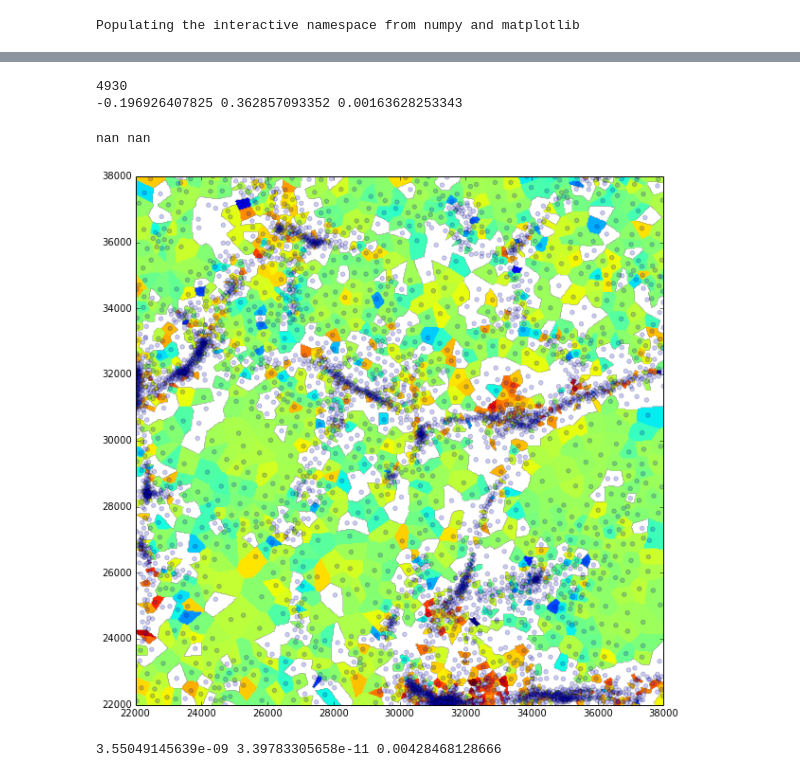
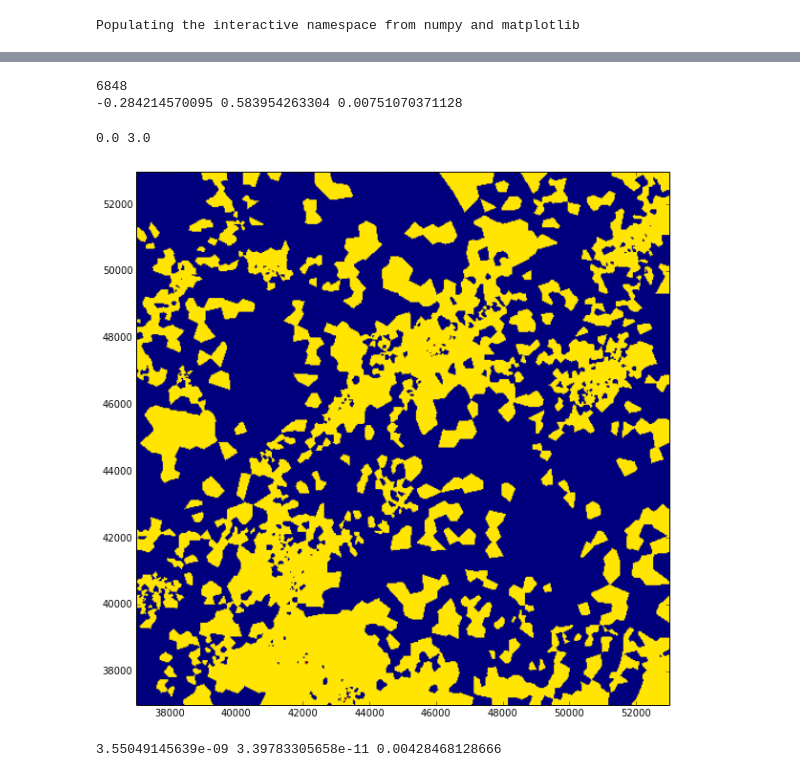
Before and after one commit to forero/ArepoWeb, a Jupyter notebook: src/TestWebFinder.ipynb, the cells around one changed output, grey strips where cells are left out. Drawn from its saved outputs; the diff is of its cells as text; code cells hidden in the pictures.

```diff
--- a/src/TestWebFinder.ipynb
+++ b/src/TestWebFinder.ipynb
@@ -80,5 +80,5 @@ print size(slice_x), size(slice_dens)
 # %%
-index_center = where((slice_z>(center_slice-0.20*delta_slice))&(slice_z<(center_slice+0.20*delta_slice))&
+index_center = where((slice_z>(center_slice-0.30*delta_slice))&(slice_z<(center_slice+0.30*delta_slice))&
                      (slice_x>(center_slice-0.8*window_xy))&(slice_x<(center_slice+0.8*window_xy))&
                       (slice_y>(center_slice-0.8*window_xy))&(slice_y<(center_slice+0.8*window_xy)))
 
@@ -146,6 +146,11 @@ for i in index_center[0:NMAX]:
     sigma_xx = append(sigma_xx, tmp_sigma_xx)
     sigma_yy = append(sigma_yy, tmp_sigma_yy)
     sigma_zz = append(sigma_zz, tmp_sigma_zz)
+    sigma_xy = append(sigma_xy, tmp_sigma_xy)
+    sigma_xz = append(sigma_xz, tmp_sigma_xz)
+    sigma_yz = append(sigma_yz, tmp_sigma_yz)
+
+
     itera = itera+1
     if(not(itera%1000)):
          print itera, size(index_center)
@@ -156,0 +207,18 @@ for i in index_center[0:NMAX]:
+# %%
+lambda_th = 10.0E-4
+VOID = 0
+FILAMENT = 1
+SHEET = 2
+PEAK = 3
+environment = zeros(NMAX)
+peak_id = where(eigenval3>lambda_th)
+environment[peak_id] = PEAK
+
+filament_id = where((eigenval2>lambda_th) & (eigenval3<lambda_th))
+environment[filament_id] = FILAMENT
+
+sheet_id = where((eigenval1>lambda_th) & (eigenval2<lambda_th))
+environment[sheet_id] = SHEET
+
+void_id = where(eigenval1<lambda_th)
+environment[void_id] = VOID
@@ -197,20 +287,21 @@ print n_points
 points = ones((n_points,2))
 points[:,0] = slice_x[index_center[0:NMAX]]
 points[:,1] = slice_y[index_center[0:NMAX]]
-to_interpolate = log10(+(sigma_xx + sigma_yy + sigma_zz))
+to_interpolate = environment
+#to_interpolate = log10(+(sigma_xx + sigma_yy + sigma_zz))
 #to_interpolate = log10(slice_dens[index_center[0:NMAX]])
 grid_d = griddata(points, to_interpolate, (grid_x, grid_y), method='nearest')
 print min((sigma_xx + sigma_yy + sigma_zz)), max((sigma_xx + sigma_yy + sigma_zz)), mean((sigma_xx + sigma_yy + sigma_zz))
 # %% [output]
-4930
--0.196926407825 0.362857093352 0.00163628253343
+6848
+-0.284214570095 0.583954263304 0.00751070371128
 # %%
-scatter(points[:,0], points[:,1],s=20.0,alpha=0.2)
+#scatter(points[:,0], points[:,1],s=20.0,alpha=0.2)
 imshow((grid_d.T), extent=(min_x,max_x,min_y,max_y), aspect='equal',origin='lower')
 print amin(grid_d), amax(grid_d)
 # %% [output]
-nan nan
+0.0 3.0
-[figure, old version]
+[figure, new version]
 # %%
 min_y = amin(slice_y)
 max_y = amax(slice_y)
```
Also changed, not shown: parts of 14 cells of this notebook.
